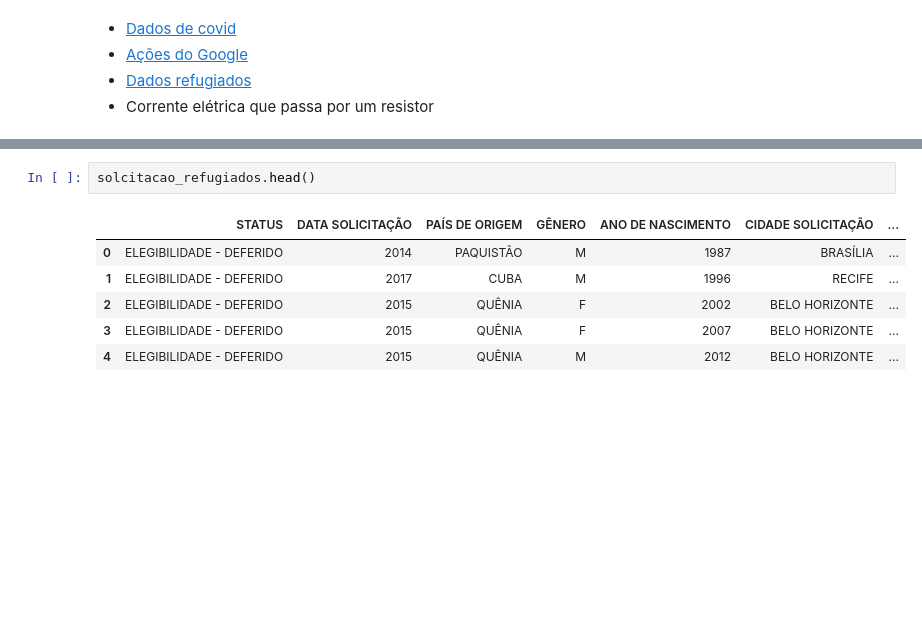
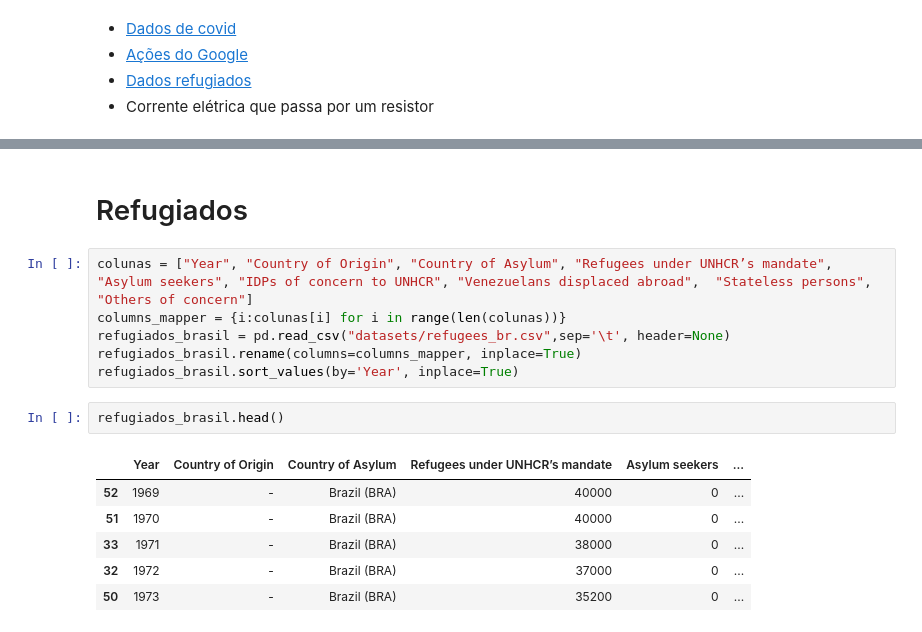
Before and after one commit to ifribeiro/minicurso_webmedia22, a Jupyter notebook: series_temporais.ipynb, the cells around one changed output, grey strips where cells are left out. Saved outputs shown, nothing was run; the diff lists cells and outputs as text; blank space fills up the shorter version.

Commit message:
refugiados e acoes goog

```diff
--- a/series_temporais.ipynb
+++ b/series_temporais.ipynb
@@ -10,9 +39,17 @@ solcitacao_refugiados = pd.read_csv("datasets/refug.csv", sep="\t",parse_dates=[
+# %% [markdown]
+# Refugiados
+# %%
+colunas = ["Year", "Country of Origin", "Country of Asylum", "Refugees under UNHCR’s mandate", "Asylum seekers", "IDPs of concern to UNHCR", "Venezuelans displaced abroad",  "Stateless persons", "Others of concern"]
+columns_mapper = {i:colunas[i] for i in range(len(colunas))}
+refugiados_brasil = pd.read_csv("datasets/refugees_br.csv",sep='\t', header=None)
+refugiados_brasil.rename(columns=columns_mapper, inplace=True)
+refugiados_brasil.sort_values(by='Year', inplace=True)
 # %%
-solcitacao_refugiados.head()
+refugiados_brasil.head()
 # %% [output]
-|  | STATUS | DATA SOLICITAÇÃO | PAÍS DE ORIGEM | GÊNERO | ANO DE NASCIMENTO | CIDADE SOLICITAÇÃO | ... |
-| 0 | ELEGIBILIDADE - DEFERIDO | 2014 | PAQUISTÃO | M | 1987 | BRASÍLIA | ... |
-| 1 | ELEGIBILIDADE - DEFERIDO | 2017 | CUBA | M | 1996 | RECIFE | ... |
-| 2 | ELEGIBILIDADE - DEFERIDO | 2015 | QUÊNIA | F | 2002 | BELO HORIZONTE | ... |
-| 3 | ELEGIBILIDADE - DEFERIDO | 2015 | QUÊNIA | F | 2007 | BELO HORIZONTE | ... |
-| 4 | ELEGIBILIDADE - DEFERIDO | 2015 | QUÊNIA | M | 2012 | BELO HORIZONTE | ... |
+|  | Year | Country of Origin | Country of Asylum | Refugees under UNHCR’s mandate | Asylum seekers | ... |
+| 52 | 1969 | - | Brazil (BRA) | 40000 | 0 | ... |
+| 51 | 1970 | - | Brazil (BRA) | 40000 | 0 | ... |
+| 33 | 1971 | - | Brazil (BRA) | 38000 | 0 | ... |
+| 32 | 1972 | - | Brazil (BRA) | 37000 | 0 | ... |
+| 50 | 1973 | - | Brazil (BRA) | 35200 | 0 | ... |
```
Also changed, not shown: parts of 22 cells of this notebook, 1 other file.
